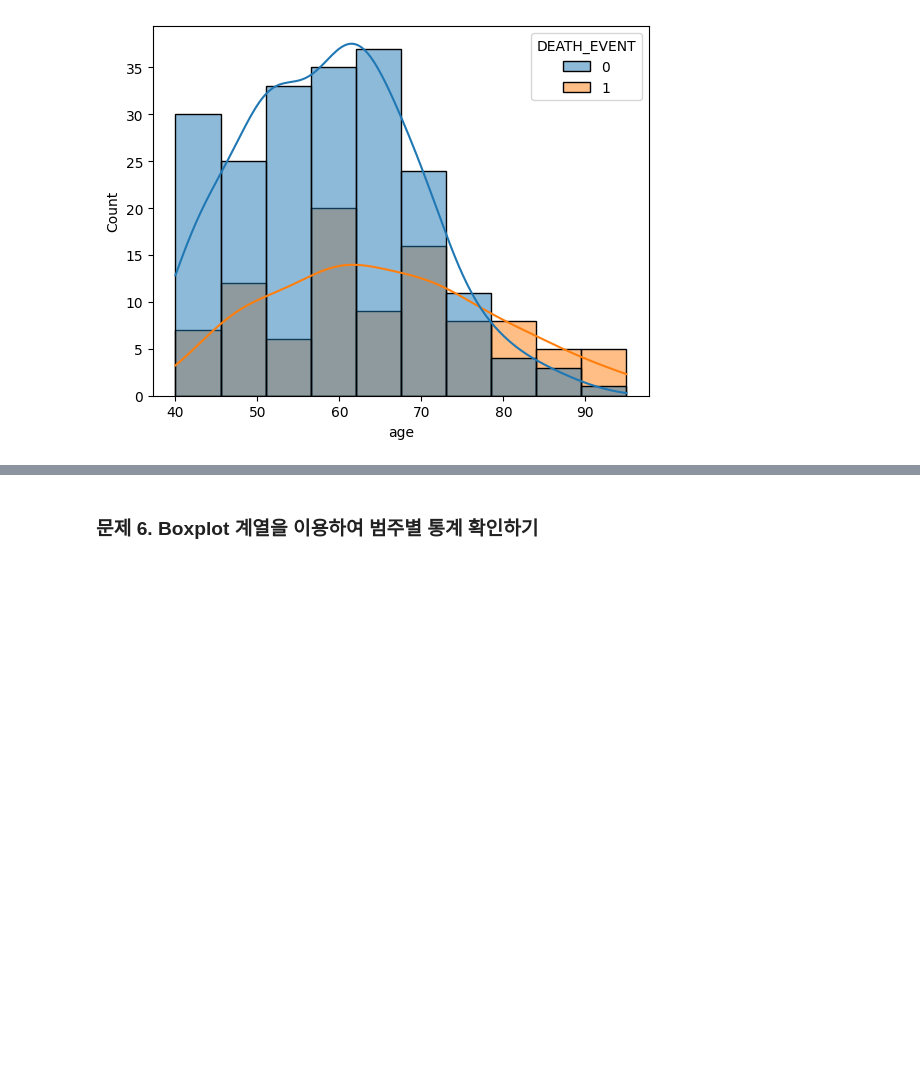
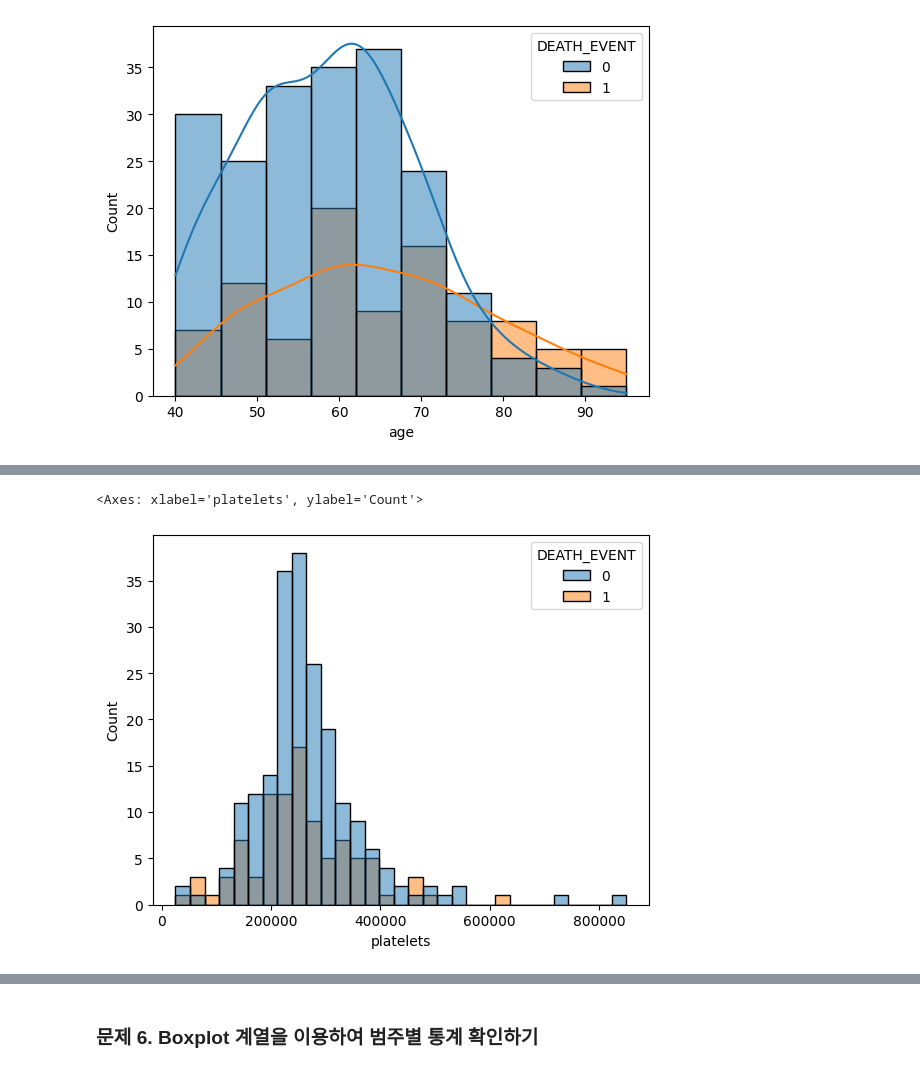
Before and after one commit to godud2604/machine-learning-project, a Jupyter notebook: 의료데이터/Chapter 01 - 데이터 분석으로 심부전증을 예방할 수 있을까(문제).ipynb, the cells around one changed output, grey strips where cells are left out. Cells and saved outputs as stored; diff of their text form; code cells hidden in the pictures; blank space fills up the shorter version.

```diff
--- a/의료데이터/Chapter 01 - 데이터 분석으로 심부전증을 예방할 수 있을까(문제).ipynb
+++ b/의료데이터/Chapter 01 - 데이터 분석으로 심부전증을 예방할 수 있을까(문제).ipynb
@@ -149,0 +181,7 @@ sns.histplot(x="age", data=df, hue="DEATH_EVENT", kde=True)
+# %%
+# platelets는 DEATH_EVENT와 상관 관계가 없어보임.
+
+sns.histplot(x='platelets', data=df, hue="DEATH_EVENT")
+# %% [output]
+<Axes: xlabel='platelets', ylabel='Count'>
+[figure, added]
```
Also changed, not shown: parts of 8 cells of this notebook.
